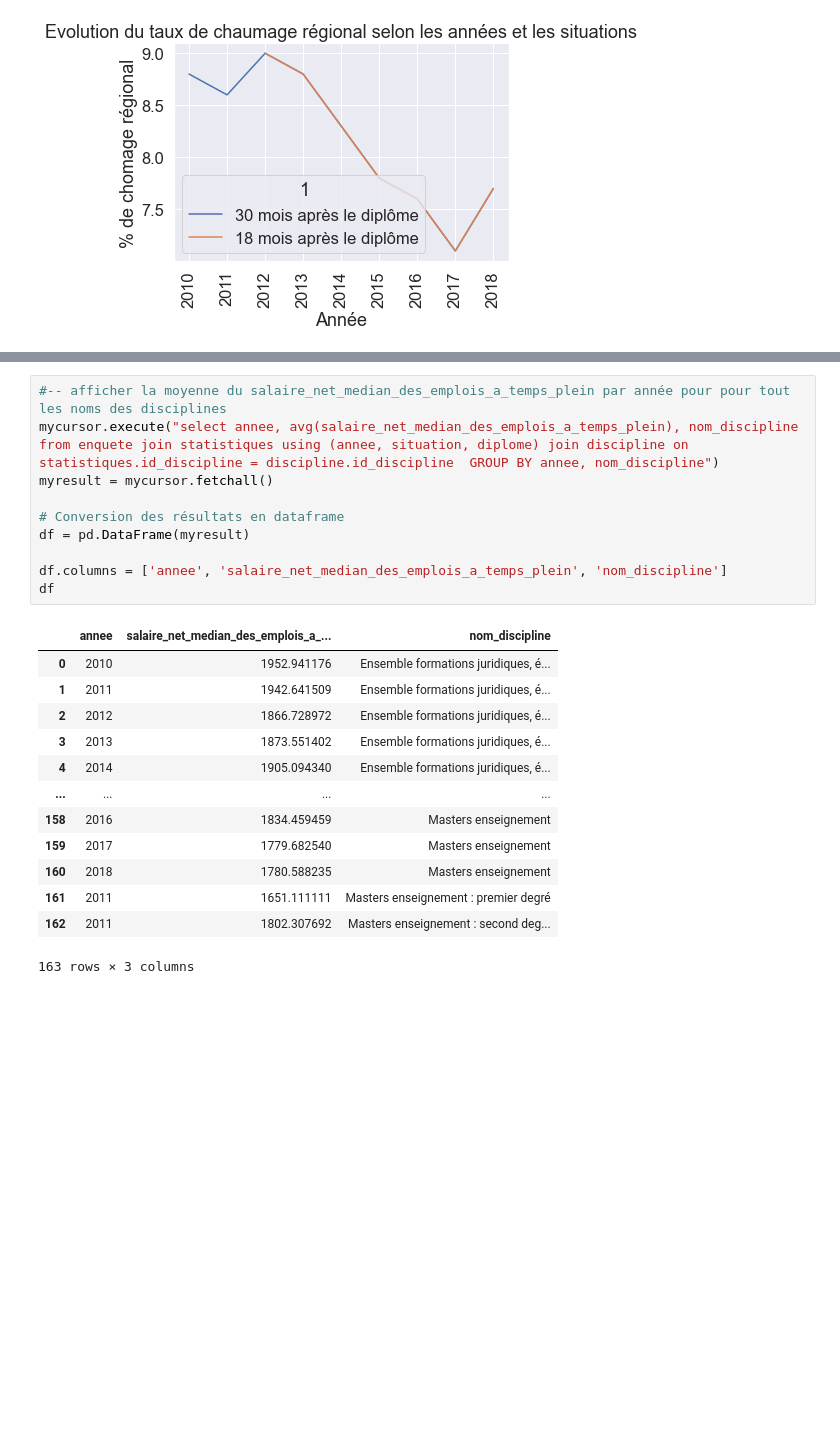
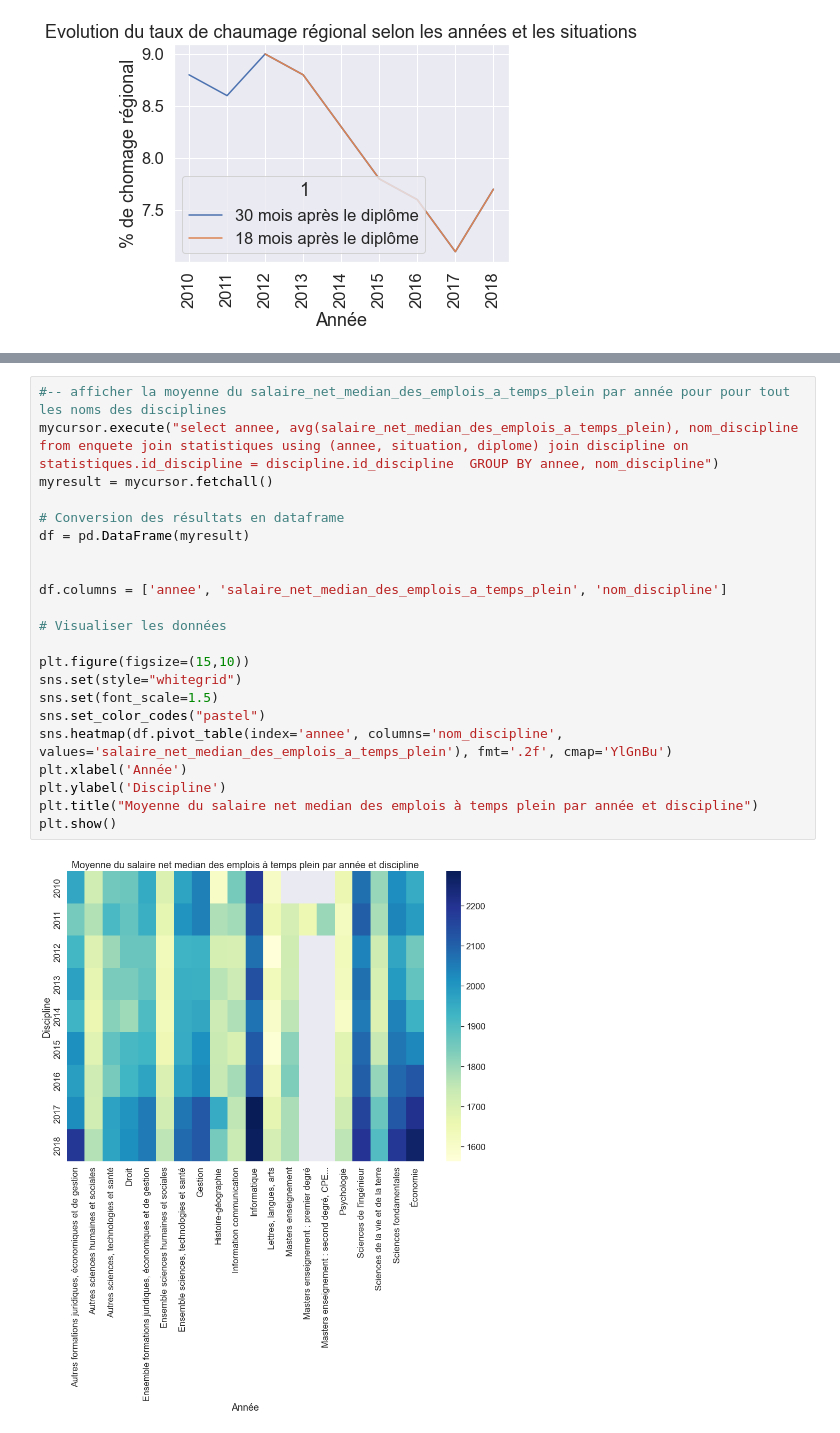
Before and after one commit to Toufik98/prodataviz, a Jupyter notebook: source/visualize_data.ipynb, the cells around one changed output, grey strips where cells are left out. Saved outputs shown, nothing was run; the diff lists cells and outputs as text; blank space fills up the shorter version.

```diff
--- a/source/visualize_data.ipynb
+++ b/source/visualize_data.ipynb
@@ -270,27 +263,27 @@ plt.show()
 # %%
 #-- afficher la moyenne du salaire_net_median_des_emplois_a_temps_plein par année pour pour tout les noms des disciplines
 mycursor.execute("select annee, avg(salaire_net_median_des_emplois_a_temps_plein), nom_discipline from enquete join statistiques using (annee, situation, diplome) join discipline on statistiques.id_discipline = discipline.id_discipline  GROUP BY annee, nom_discipline")
 myresult = mycursor.fetchall()
 
 # Conversion des résultats en dataframe
 df = pd.DataFrame(myresult)
 
+
 df.columns = ['annee', 'salaire_net_median_des_emplois_a_temps_plein', 'nom_discipline']
-df
+
+# Visualiser les données
+
+plt.figure(figsize=(15,10))
+sns.set(style="whitegrid")
+sns.set(font_scale=1.5)
+sns.set_color_codes("pastel")
+sns.heatmap(df.pivot_table(index='annee', columns='nom_discipline', values='salaire_net_median_des_emplois_a_temps_plein'), fmt='.2f', cmap='YlGnBu')
+plt.xlabel('Année')
+plt.ylabel('Discipline')
+plt.title("Moyenne du salaire net median des emplois à temps plein par année et discipline")
+plt.show()
 # %% [output]
-|  | annee | salaire_net_median_des_emplois_a_... | nom_discipline |
-| 0 | 2010 | 1952.941176 | Ensemble formations juridiques, é... |
-| 1 | 2011 | 1942.641509 | Ensemble formations juridiques, é... |
-| 2 | 2012 | 1866.728972 | Ensemble formations juridiques, é... |
-| 3 | 2013 | 1873.551402 | Ensemble formations juridiques, é... |
-| 4 | 2014 | 1905.094340 | Ensemble formations juridiques, é... |
-| ... | ... | ... | ... |
-| 158 | 2016 | 1834.459459 | Masters enseignement |
-| 159 | 2017 | 1779.682540 | Masters enseignement |
-| 160 | 2018 | 1780.588235 | Masters enseignement |
-| 161 | 2011 | 1651.111111 | Masters enseignement : premier degré |
-| 162 | 2011 | 1802.307692 | Masters enseignement : second deg... |
-163 rows × 3 columns
+[figure, added]
 # %%
 # Affichage du salaire_net_median_des_emplois_a_temps_plein le plus élevé et le nom de  discpline correspondante et  le nom de l'établissement
 mycursor.execute("select max(salaire_net_median_des_emplois_a_temps_plein), nom_etablissement, nom_discipline from statistiques join discipline on statistiques.id_discipline = discipline.id_discipline join etablissement on statistiques.id_etablissement = etablissement.id_etablissement")
```
Also changed, not shown: parts of 14 cells of this notebook, 3 other files.
